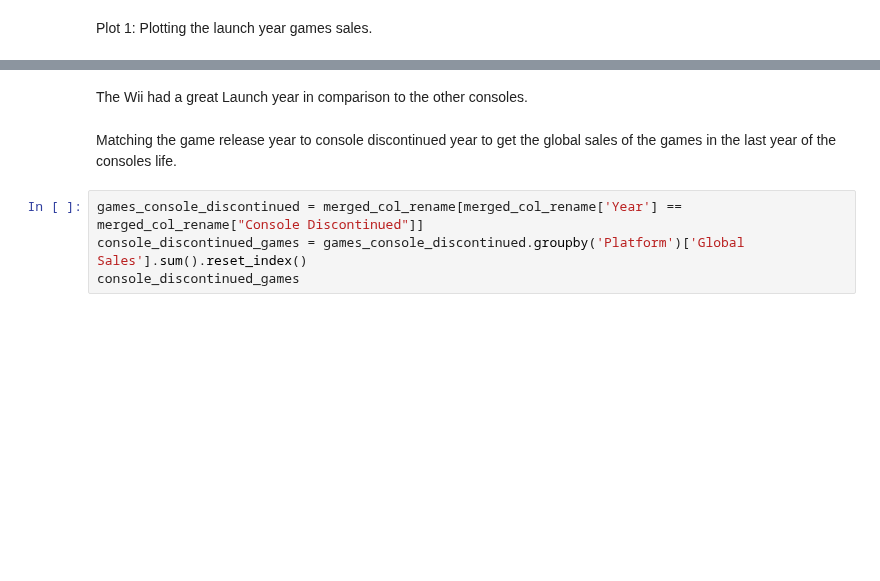
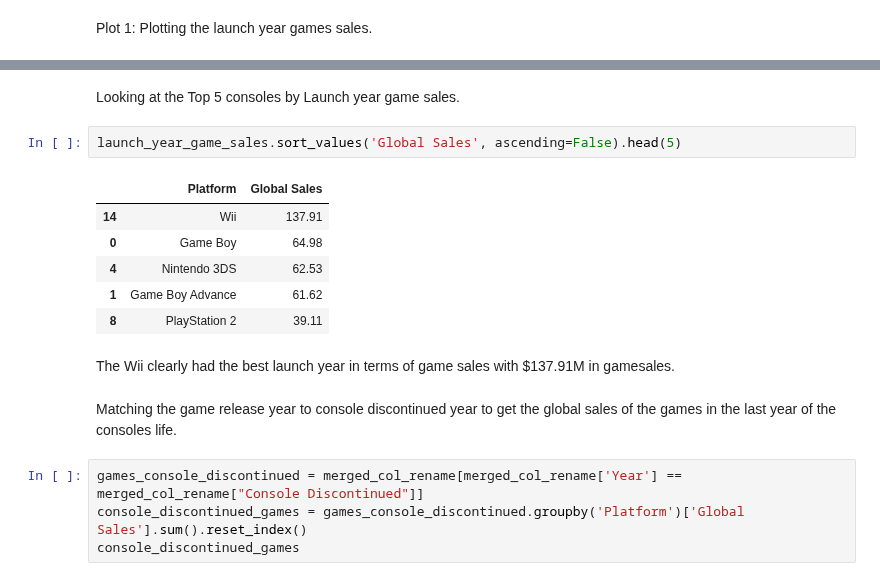
Before and after one commit to V-Pool/vg_sales, a Jupyter notebook: sales.ipynb, the cells around one changed output, grey strips where cells are left out. Saved outputs shown, nothing was run; the diff lists cells and outputs as text; blank space fills up the shorter version.

```diff
--- a/sales.ipynb
+++ b/sales.ipynb
@@ -136,5 +267,16 @@ plt.ylabel('Launch Year Game Sales(Millions)')
-# %% [markdown]
-The Wii had a great Launch year in comparison to the other consoles.
+# %% [markdown]
+Looking at the Top 5 consoles by Launch year game sales.
+# %%
+launch_year_game_sales.sort_values('Global Sales', ascending=False).head(5)
+# %% [output]
+|  | Platform | Global Sales |
+| 14 | Wii | 137.91 |
+| 0 | Game Boy | 64.98 |
+| 4 | Nintendo 3DS | 62.53 |
+| 1 | Game Boy Advance | 61.62 |
+| 8 | PlayStation 2 | 39.11 |
+# %% [markdown]
+The Wii clearly had the best launch year in terms of game sales with $137.91M in gamesales.
 # %% [markdown]
 Matching the game release year to console discontinued year to get the global sales of the games in the last year of the consoles life.
 # %%
```
Also changed, not shown: parts of 42 cells of this notebook.
